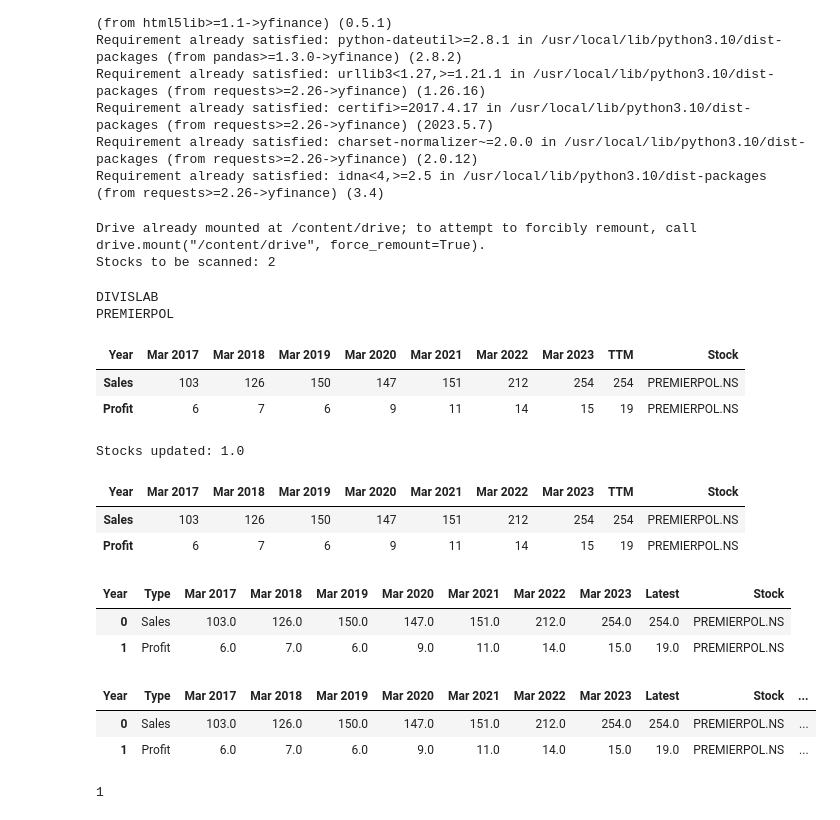
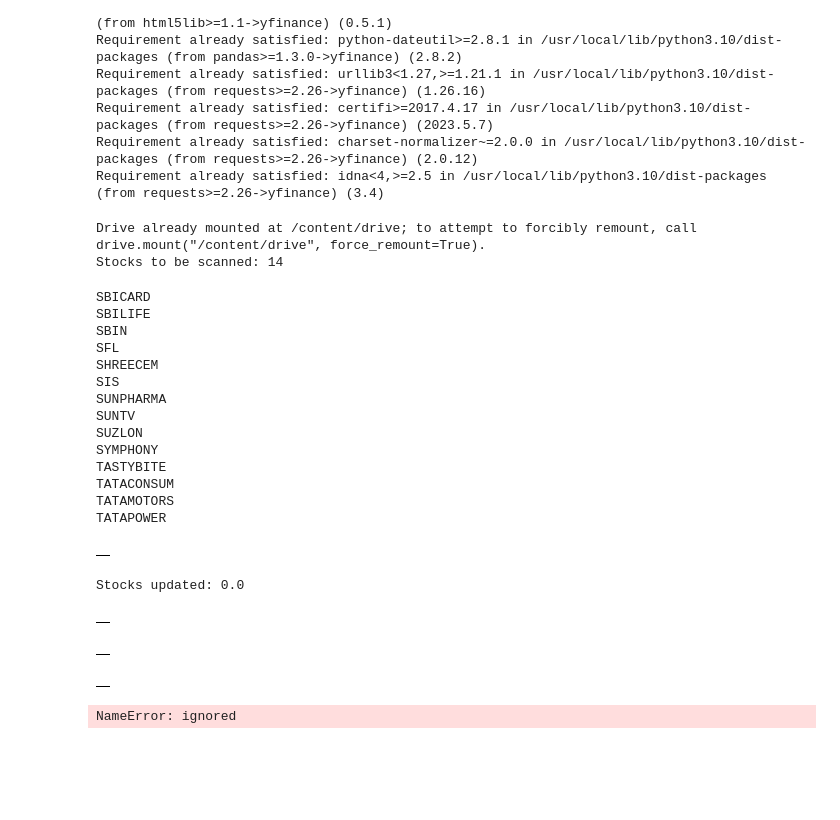
Before and after one commit to ankit-rathi/Data-Science-with-Python, a Jupyter notebook: Tradevesting/myProspects_ATH_TTM_Analysis.ipynb, the cells around one changed output. Saved outputs shown, nothing was run; the diff lists cells and outputs as text; code cells hidden in the pictures; blank space fills up the shorter version.

```diff
--- a/Tradevesting/myProspects_ATH_TTM_Analysis.ipynb
+++ b/Tradevesting/myProspects_ATH_TTM_Analysis.ipynb
@@ -41,12 +49,12 @@ stock_n100 = mypf[~mypf['Symbol'].isin(exclude) ]['Symbol']
 
 #stock_ids
 
-stock_ids = stock_n100[100:]
-stock_ids = ['DIVISLAB', 'PREMIERPOL']
+stock_ids = stock_n100[136:150]
+#stock_ids = ['DIVISLAB', 'PREMIERPOL']
 print('Stocks to be scanned:',len(stock_ids))
 # %% [output]
 Drive already mounted at /content/drive; to attempt to forcibly remount, call drive.mount("/content/drive", force_remount=True).
-Stocks to be scanned: 2
+Stocks to be scanned: 14
 # %%
 import requests
 from bs4 import BeautifulSoup
@@ -88,65 +96,59 @@ for stock_name in stock_ids:
     #print(len(test_list))
     n = len(test_list)
 
     if n < 100:
         actual_link = link_blueprint + stock_name.upper()
         test_list = get_list(actual_link)
         #print(len(test_list))
 
-    q = 0
-
-    if n > 162:
-        p = 8
-        q = n-162
-    elif n > 120 and n <= 162:
-        p = 8
-    elif n < 120 and n > 100:
-        p = 7
-
-    else:
-        p = 6
-
-
     #print(test_list)
     if 'TTM' not in test_list:
         end_year = 'Mar 2023'
     else:
         end_year = 'TTM'
 
         df_yoy = pd.DataFrame()
         #print(test_list)
         s = test_list.index(end_year) +1 - test_list.index('Mar 2017')
 
         df_yoy['Year'] = test_list[test_list.index('Mar 2017'):test_list.index(end_year)+1]
         df_yoy['Sales'] = test_list[test_list.index('Expenses\xa0+')-s:test_list.index('Expenses\xa0+')]
         df_yoy['Profit'] = test_list[test_list.index('Tax %')-s:test_list.index('Tax %')]
 
         df_yoy.set_index('Year', inplace=True)
         df_yoy = df_yoy.T
         df_yoy['Stock'] = stock_name.upper() + '.NS'
         #df_yoy
         df_latest_analysis = pd.concat([df_latest_analysis, df_yoy])
 
 df_latest_analysis
 # %% [output]
-DIVISLAB
-PREMIERPOL
+SBICARD
+SBILIFE
+SBIN
+SFL
+SHREECEM
+SIS
+SUNPHARMA
+SUNTV
+SUZLON
+SYMPHONY
+TASTYBITE
+TATACONSUM
+TATAMOTORS
+TATAPOWER
-| Year | Mar 2017 | Mar 2018 | Mar 2019 | Mar 2020 | Mar 2021 | Mar 2022 | Mar 2023 | TTM | Stock |
-| Sales | 103 | 126 | 150 | 147 | 151 | 212 | 254 | 254 | PREMIERPOL.NS |
-| Profit | 6 | 7 | 6 | 9 | 11 | 14 | 15 | 19 | PREMIERPOL.NS |
+|  |
 # %%
 print('Stocks updated:', df_latest_analysis.shape[0]/2)
 if df_latest_analysis.shape[0] > 0:
   lastestq_stocks = list(df_latest_analysis['Stock'].unique())
   len(lastestq_stocks)
 # %% [output]
-Stocks updated: 1.0
+Stocks updated: 0.0
 # %%
 df_latest_analysis
 # %% [output]
-| Year | Mar 2017 | Mar 2018 | Mar 2019 | Mar 2020 | Mar 2021 | Mar 2022 | Mar 2023 | TTM | Stock |
-| Sales | 103 | 126 | 150 | 147 | 151 | 212 | 254 | 254 | PREMIERPOL.NS |
-| Profit | 6 | 7 | 6 | 9 | 11 | 14 | 15 | 19 | PREMIERPOL.NS |
+|  |
 # %%
 if df_latest_analysis.shape[0] > 0:
   #df_analysis.columns
@@ -159,9 +161,7 @@ if df_latest_analysis.shape[0] > 0:
 # %%
 df_latest_analysis
 # %% [output]
-| Year | Type | Mar 2017 | Mar 2018 | Mar 2019 | Mar 2020 | Mar 2021 | Mar 2022 | Mar 2023 | Latest | Stock |
-| 0 | Sales | 103.0 | 126.0 | 150.0 | 147.0 | 151.0 | 212.0 | 254.0 | 254.0 | PREMIERPOL.NS |
-| 1 | Profit | 6.0 | 7.0 | 6.0 | 9.0 | 11.0 | 14.0 | 15.0 | 19.0 | PREMIERPOL.NS |
+|  |
 # %%
 if df_latest_analysis.shape[0] > 0:
   df_latest_analysis['Max'] = df_latest_analysis.max(axis=1)
@@ -169,9 +169,7 @@ if df_latest_analysis.shape[0] > 0:
 # %%
 df_latest_analysis
 # %% [output]
-| Year | Type | Mar 2017 | Mar 2018 | Mar 2019 | Mar 2020 | Mar 2021 | Mar 2022 | Mar 2023 | Latest | Stock | ... |
-| 0 | Sales | 103.0 | 126.0 | 150.0 | 147.0 | 151.0 | 212.0 | 254.0 | 254.0 | PREMIERPOL.NS | ... |
-| 1 | Profit | 6.0 | 7.0 | 6.0 | 9.0 | 11.0 | 14.0 | 15.0 | 19.0 | PREMIERPOL.NS | ... |
+|  |
 # %%
 if df_latest_analysis.shape[0] > 0:
   df_master_analysis = pd.read_csv('/content/drive/My Drive/data/stocks/myProspects-ATH-TTM.csv')
@@ -186,10 +184,10 @@ if df_latest_analysis.shape[0] > 0:
   len(tmp[tmp['Stock']>1].index)
   star_stocks = list(tmp[tmp['Stock']>1].index)
   print(len(star_stocks))
-# %% [output]
-1
 # %%
 mypf = pd.read_csv('/content/drive/My Drive/data/stocks/myProspectsScrips.csv')
 mypf.loc[mypf['Stock'].isin(star_stocks), 'StarStock'] = 1
 mypf.loc[mypf['Stock'].isin(lastestq_stocks), 'LatestQtr'] = 1
 mypf.to_csv('/content/drive/My Drive/data/stocks/myProspectsScrips.csv', index=False)
+# %% [output]
+NameError: ignored
```
Also changed, not shown: parts of 1 cell of this notebook.
